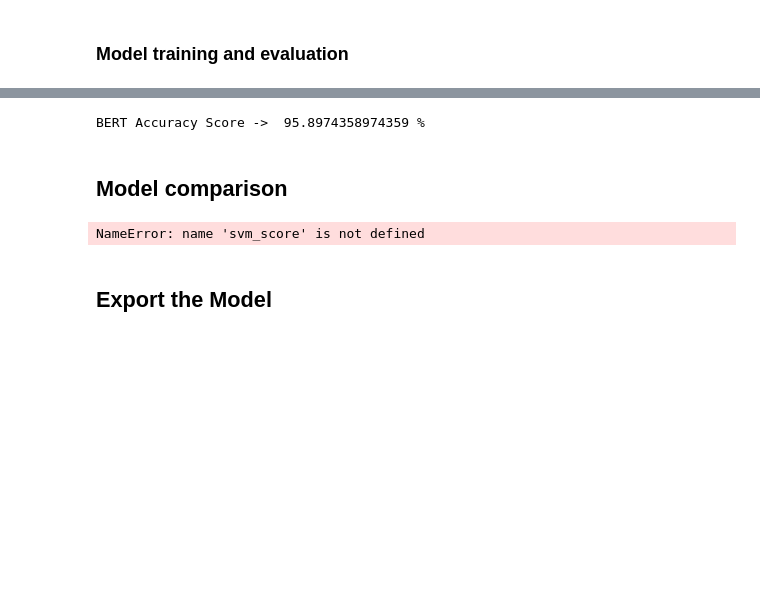
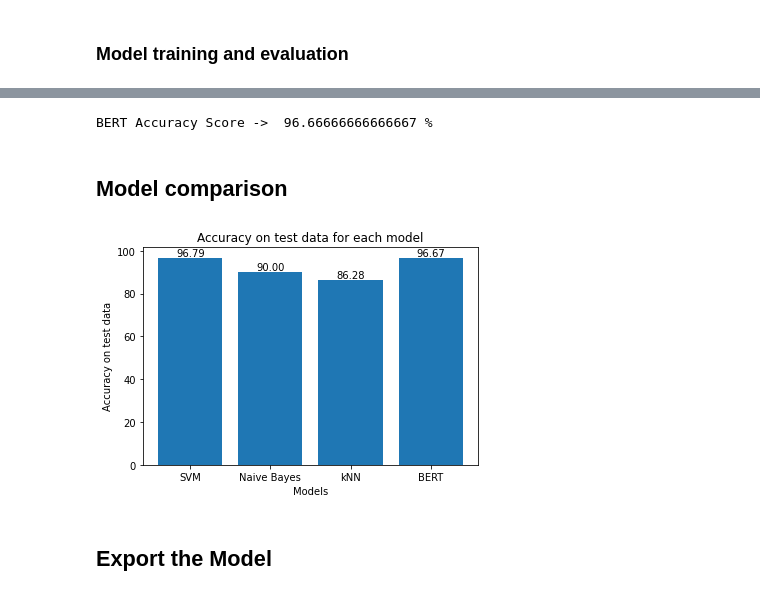
Before and after one commit to bgrnaymane/Projektrealisierung_Gruppe5, a Jupyter notebook: text_classification.ipynb, the cells around one changed output, grey strips where cells are left out. Cells and saved outputs as stored; diff of their text form; code cells hidden in the pictures; blank space fills up the shorter version.

Commit message:
Classification modified

```diff
--- a/text_classification.ipynb
+++ b/text_classification.ipynb
@@ -219,13 +226,13 @@ param_grid = {'n_neighbors': [3, 5, 11, 19],
               'weights': ['uniform', 'distance'],
               'metric': ['euclidean', 'manhattan']}
 
-grid = GridSearchCV(KNeighborsClassifier(), param_grid, refit = True, verbose = 3, cv = 3)
+model_knn = GridSearchCV(KNeighborsClassifier(), param_grid, refit = True, verbose = 3, cv = 5)
 
 # Fit the model on the training data
-grid.fit(Train_X_Tfidf,Train_Y)
+model_knn.fit(Train_X_Tfidf,Train_Y)
 
 # predict the labels on test dataset
-predictions_kNN = grid.predict(Test_X_Tfidf)
+predictions_kNN = model_knn.predict(Test_X_Tfidf)
 
 kNN_score = accuracy_score(predictions_kNN, Test_Y)*100
 
@@ -273,7 +280,7 @@ tokenizer = BertTokenizer.from_pretrained(
     do_lower_case = True
     )
 
-model = BertForSequenceClassification.from_pretrained(
+model_bert = BertForSequenceClassification.from_pretrained(
     'bert-base-uncased',
     # set number of classes to classes in df['Class']
     num_labels = len(df['Class'].unique()),
@@ -349,7 +356,7 @@ val_dataloader = DataLoader(
 # %% [markdown]
 ### Model training and evaluation
 # %%
-optimizer = torch.optim.AdamW(model.parameters(),
+optimizer = torch.optim.AdamW(model_bert.parameters(),
                               lr = 2e-5,
                               )
 
@@ -362,7 +369,7 @@ for epoch in range(num_epochs):
     # ========== Training ==========
 
     # Set model to training mode
-    model.train()
+    model_bert.train()
 
     # Tracking variables
     tr_loss = 0
@@ -374,7 +381,7 @@ for epoch in range(num_epochs):
         b_input_ids, b_input_mask, b_labels = batch
         optimizer.zero_grad()
         # Forward pass
-        train_output = model(b_input_ids,
+        train_output = model_bert(b_input_ids,
                              token_type_ids = None,
                              attention_mask = b_input_mask,
                              labels = b_labels)
@@ -391,7 +398,7 @@ for epoch in range(num_epochs):
     # ========== Evaluation ==========
 
     # Set model to evaluation mode
-    model.eval()
+    model_bert.eval()
 
     total_correct = 0
     total_samples = 0
@@ -401,7 +408,7 @@ for epoch in range(num_epochs):
         b_input_ids, b_input_mask, b_labels = batch
         with torch.no_grad():
             # Forward pass
-            eval_output = model(b_input_ids,
+            eval_output = model_bert(b_input_ids,
                             token_type_ids = None,
                             attention_mask = b_input_mask)
             logits = eval_output.logits
@@ -440,25 +447,29 @@ for sample in test_data_bert['texts']:
 
     # Get the prediction for the sample from the model
     with torch.no_grad():
-        output = model(test_ids.to(device), token_type_ids = None, attention_mask = test_attention_mask.to(device))
+        output = model_bert(test_ids.to(device), token_type_ids = None, attention_mask = test_attention_mask.to(device))
     predictions_bert.append(np.argmax(output.logits.cpu().numpy()).flatten().item())
 bert_score = accuracy_score(predictions_bert, list(test_data_bert['classes']))*100
 
 # Use accuracy_score function to get the accuracy
 print("BERT Accuracy Score -> ", bert_score, "%")
 # %% [output]
-BERT Accuracy Score ->  95.8974358974359 %
+BERT Accuracy Score ->  96.66666666666667 %
 # %% [markdown]
 ## Model comparison
 # %%
-# Show val accuracy for each trained model
-plt.bar(['SVM', 'Naive Bayes', 'kNN', 'BERT'], [svm_score, naive_score, kNN_score, bert_score])
+# Show test accuracy for each trained model
+scores = [svm_score, naive_score, kNN_score, bert_score]
+plt.bar(['SVM', 'Naive Bayes', 'kNN', 'BERT'], scores)
 plt.xlabel('Models')
 plt.ylabel('Accuracy on test data')
 plt.title('Accuracy on test data for each model')
+# Add text annotations for the accuracy scores of the models
+for i, score in enumerate(scores):
+    plt.text(i, score, '{:.2f}'.format(score), ha='center', va='bottom')
 plt.show()
 # %% [output]
-NameError: name 'svm_score' is not defined
+[figure, added]
 # %% [markdown]
 ## Export the Model
 # %%
```
Also changed, not shown: parts of 12 cells of this notebook, 7 other files.
